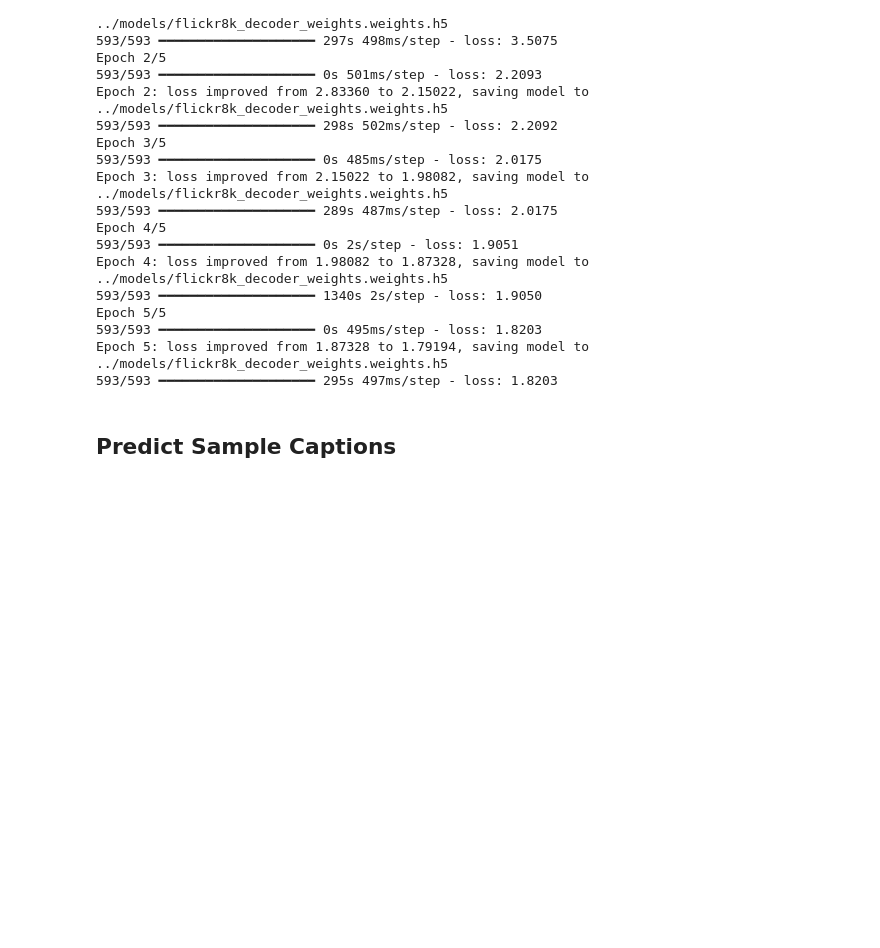
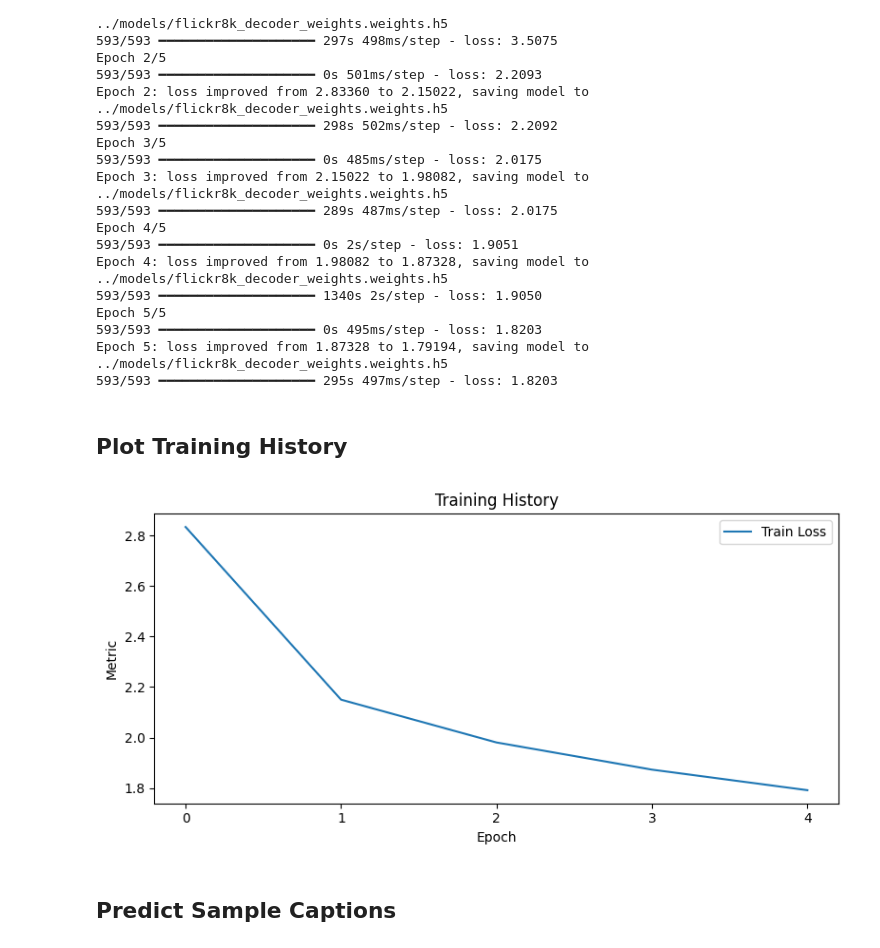
Before and after one commit to desireereid196/GenAI_Project, a Jupyter notebook: notebooks/modeling_usage_example.ipynb, the cells around one changed output. Saved outputs shown, nothing was run; the diff lists cells and outputs as text; code cells hidden in the pictures; blank space fills up the shorter version.

Commit message:
added visualization sub-package

```diff
--- a/notebooks/modeling_usage_example.ipynb
+++ b/notebooks/modeling_usage_example.ipynb
@@ -128,6 +129,12 @@ Epoch 5/5
 593/593 ━━━━━━━━━━━━━━━━━━━━ 0s 495ms/step - loss: 1.8203
 Epoch 5: loss improved from 1.87328 to 1.79194, saving model to ../models/flickr8k_decoder_weights.weights.h5
 593/593 ━━━━━━━━━━━━━━━━━━━━ 295s 497ms/step - loss: 1.8203
+# %% [markdown]
+## Plot Training History
+# %%
+plot_training_history(history, metrics=["loss"])
+# %% [output]
+[figure, added]
 # %% [markdown]
 ## Predict Sample Captions
 # %%
```
Also changed, not shown: parts of 1 cell of this notebook, 2 other files.
